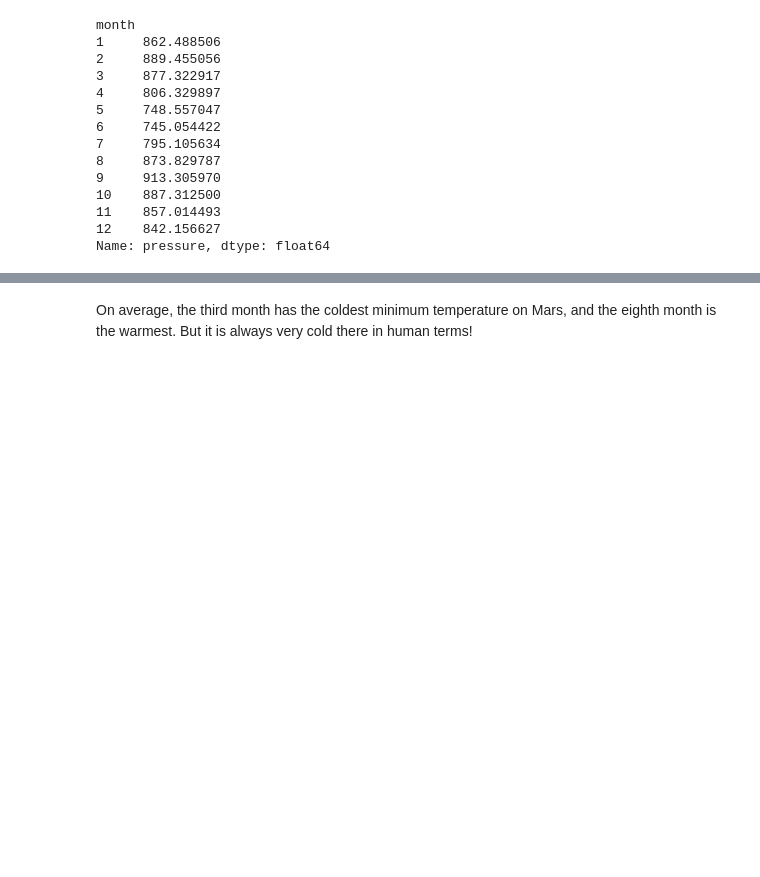
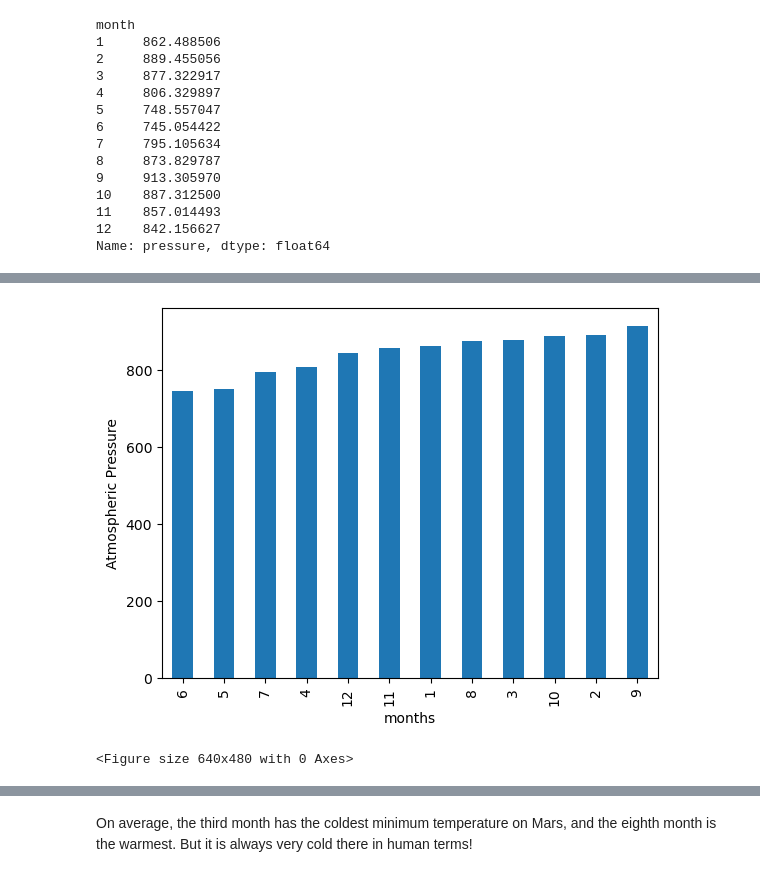
Before and after one commit to ZalakG/mars_Web-Scrapping, a Jupyter notebook: part_2_mars_weather.ipynb, the cells around one changed output, grey strips where cells are left out. Drawn from its saved outputs; the diff is of its cells as text; code cells hidden in the pictures; blank space fills up the shorter version.

```diff
--- a/part_2_mars_weather.ipynb
+++ b/part_2_mars_weather.ipynb
@@ -223,5 +285,7 @@ Name: min_temp, dtype: float64
 # %%
 # 4. Average pressure by Martian month
+avg_pres = mars_weather_data_df.groupby("month")["pressure"].mean()
+avg_pres
 # %% [output]
 month
 1     862.488506
@@ -247,0 +304,11 @@ Name: pressure, dtype: float64
+# %%
+# Plot the average pressure by month
+avg_pres = avg_pres.sort_values(ascending = True)
+avg_pres.plot(kind = "bar")
+plt.xlabel("months")
+plt.ylabel("Atmospheric Pressure")
+plt.show()
+plt.tight_layout()
+# %% [output]
+[figure, added]
+<Figure size 640x480 with 0 Axes>
```
Also changed, not shown: parts of 11 cells of this notebook, 1 other file.
